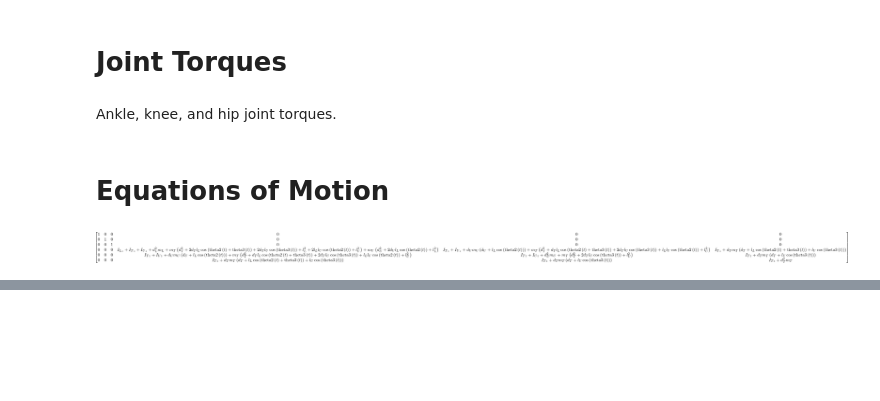
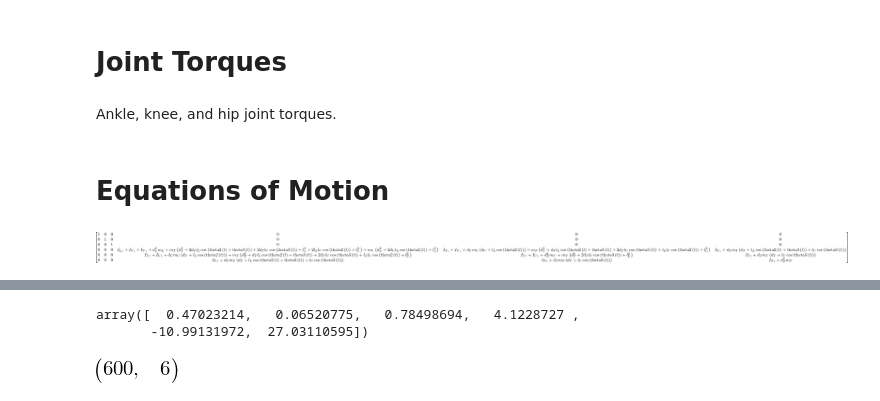
Before and after one commit to pydy/pydy-tutorial-human-standing, a Jupyter notebook: notebooks/base.ipynb, the cells around one changed output, grey strips where cells are left out. Cells and saved outputs as stored; diff of their text form; code cells hidden in the pictures; blank space fills up the shorter version.

```diff
--- a/notebooks/base.ipynb
+++ b/notebooks/base.ipynb
@@ -221,0 +313,38 @@ trigsimp(kane.forcing_full)
+# %%
+from scipy.integrate import odeint
+
+x0 = 1e-10 * np.ones(len(coordinates) + len(speeds))
+
+# taken from male1.txt in yeadon (maybe I should use the values in Winters).
+numerical_constants = np.array([0.387,  # lower_leg_length [m]
+                                0.611,  # lower_leg_com_length [m]
+                                6.769,  # lower_leg_mass [kg]
+                                0.101,  # lower_leg_inertia [kg*m^2]
+                                0.424,  # upper_leg_length [m]
+                                0.193,  # upper_leg_com_length
+                                17.01,  # upper_leg_mass [kg]
+                                0.282,  # upper_leg_inertia [kg*m^2]
+                                0.305,  # torso_com_length [m]
+                                32.44,  # torso_mass [kg]
+                                1.485,  # torso_inertia [kg*m^2]
+                                9.81],  # acceleration due to gravity [m/s^2]
+                                )
+
+args = {'constants': numerical_constants,
+        'specified': np.array([0.0, 0.0, 0.0]),
+        'num_coordinates': 3}
+
+frames_per_sec = 60
+
+t = np.linspace(0.0, 10.0, 10 * 60)
+# %%
+right_hand_side(np.random.random(6), 0.1, args)
+# %% [output]
+array([  0.47023214,   0.06520775,   0.78498694,   4.1228727 ,
+       -10.99131972,  27.03110595])
+# %%
+y = odeint(right_hand_side, x0, t, args=(args,))
+# %%
+y.shape
+# %% [output]
+[figure, added]
```
Also changed, not shown: parts of 40 cells of this notebook.
